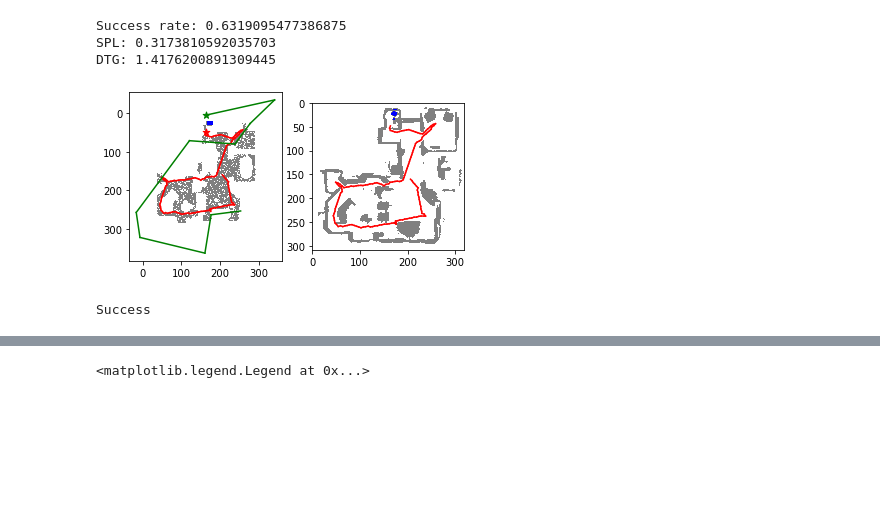
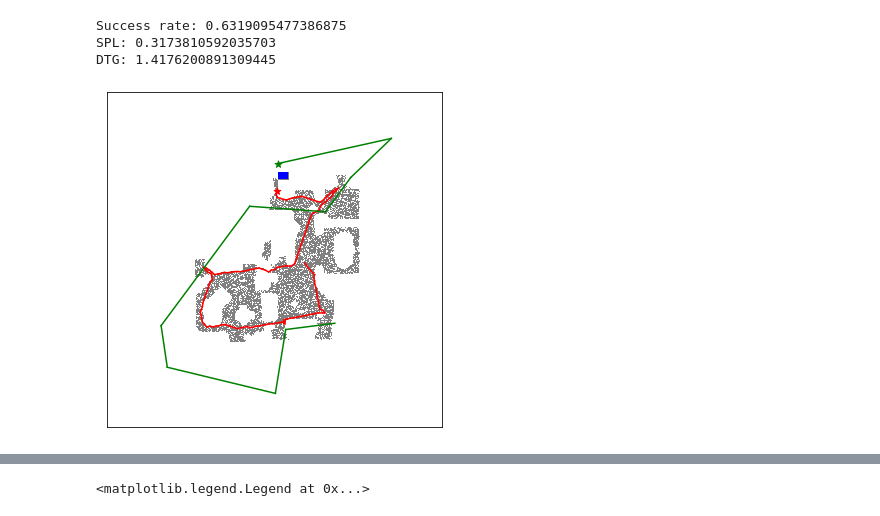
Before and after one commit to rish-raghu/Object-Goal-Navigation, a Jupyter notebook: Analysis.ipynb, the cells around one changed output, grey strips where cells are left out. Saved outputs shown, nothing was run; the diff lists cells and outputs as text; code cells hidden in the pictures; blank space fills up the shorter version.

```diff
--- a/Analysis.ipynb
+++ b/Analysis.ipynb
@@ -133,0 +157,9 @@ plt.show()
+# %%
+episode = get_episode("Collierville", 20, episodes_baseline)
+gt_map = dataset_info[episode["scene"]][episode["floor_id"]]["sem_map"]
+sem_map = np.load('/Volumes/thesis/results_external/{}/maparr_{}_{}.npy'.format(episode["exp_name"], episode["scene"], episode["episode_id"]))[0]
+gt_rot = gt_to_global_map(gt_map, episode)
+plt.imshow(sem_map)
+plt.show()
+plt.imshow(gt_rot)
+plt.show()
@@ -302,0 +367,13 @@ Action limit reached: 109
+# %%
+num_episodes = {}
+succs = {}
+spls = {}
+dtgs = {}
+for episode in episodes_baseline:
+    num_episodes[episode["object_id"]] = num_episodes.get(episode["object_id"], 0) + 1
+    succs[episode["object_id"]] = succs.get(episode["object_id"], 0) + episode["success"]
+    spls[episode["object_id"]] = spls.get(episode["object_id"], 0) + episode["spl"]
+    dtgs[episode["object_id"]] = dtgs.get(episode["object_id"], 0) + episode["distance_to_goal"]
+
+for idx in num_episodes.keys():
+    print(idx_to_name[idx], num_episodes[idx], succs[idx]/num_episodes[idx], spls[idx]/num_episodes[idx], dtgs[idx]/num_episodes[idx])
@@ -595,9 +722,8 @@ SPL: 0.3173810592035703
 DTG: 1.4176200891309445
 # %%
 episode = get_episode("Wiconisco", 0, episodes_baseline)
-sem_map = render_episode(episode, render_goals=True)
+sem_map = render_episode(episode, "gt", render_goals=True, print_success=False)
 # %% [output]
-[figure, old version]
+[figure, new version]
-Success
 # %%
 episode = get_episode("Wiconisco", 0, episodes_det)
```
Also changed, not shown: parts of 35 cells of this notebook.
